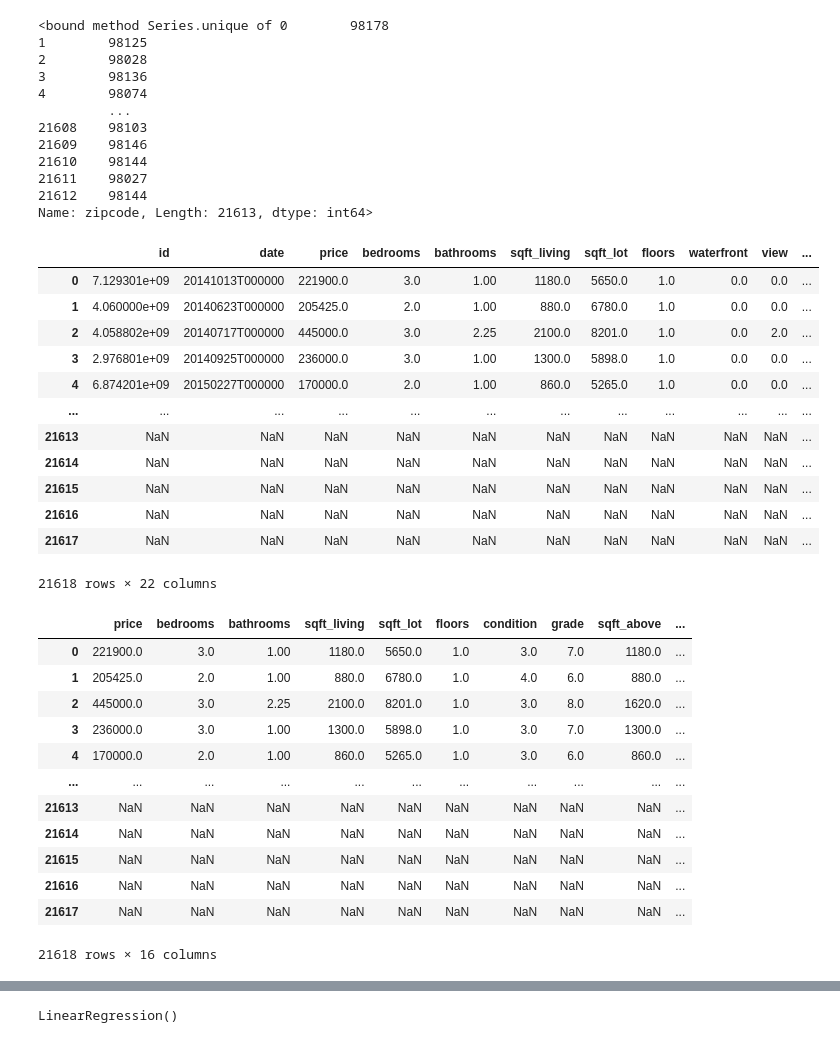
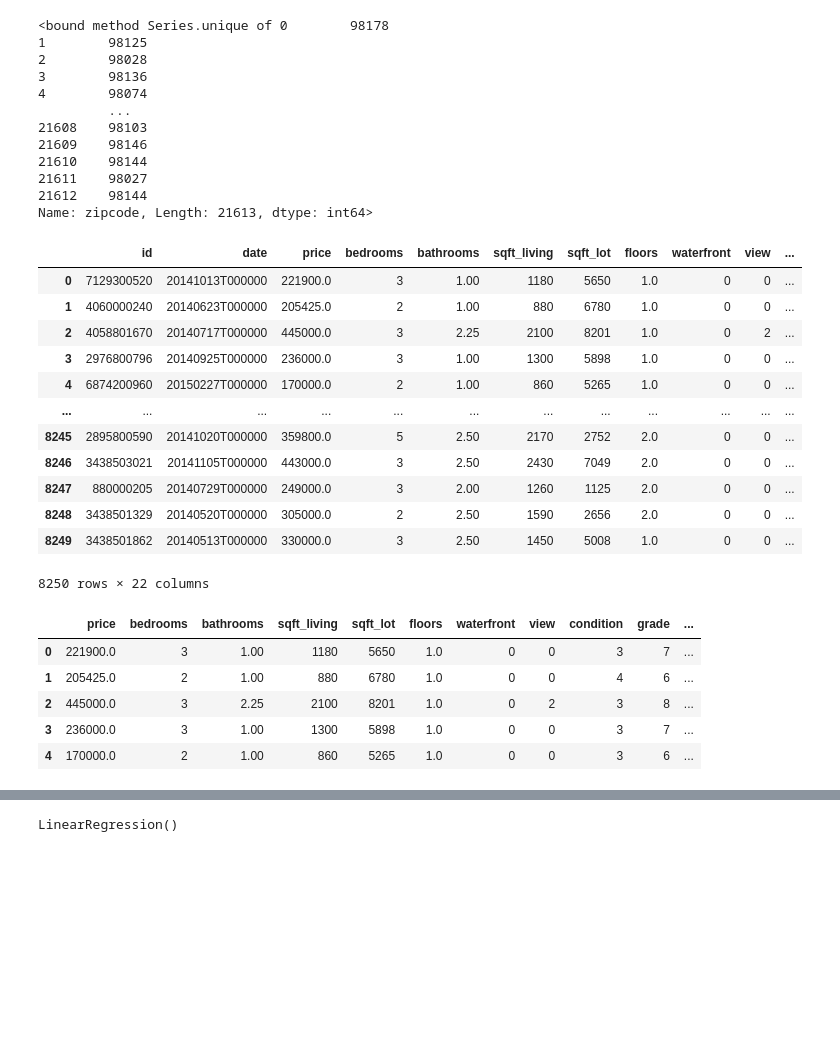
Before and after one commit to eric-blankinshp/Final-Project, a Jupyter notebook: crime_data.ipynb, the cells around one changed output, grey strips where cells are left out. Cells and saved outputs as stored; diff of their text form; code cells hidden in the pictures; blank space fills up the shorter version.

```diff
--- a/crime_data.ipynb
+++ b/crime_data.ipynb
@@ -67,40 +67,33 @@ kc_house_data["zipcode"].unique
 21612    98144
 Name: zipcode, Length: 21613, dtype: int64>
 # %%
-merged_df = pd.merge(kc_house_data, crime_data, on='zipcode', how='outer')
+merged_df = pd.merge(kc_house_data, crime_data, on='zipcode', how='inner')
 # %%
 merged_df
 # %% [output]
 |  | id | date | price | bedrooms | bathrooms | sqft_living | sqft_lot | floors | waterfront | view | ... |
-| 0 | 7.129301e+09 | 20141013T000000 | 221900.0 | 3.0 | 1.00 | 1180.0 | 5650.0 | 1.0 | 0.0 | 0.0 | ... |
-| 1 | 4.060000e+09 | 20140623T000000 | 205425.0 | 2.0 | 1.00 | 880.0 | 6780.0 | 1.0 | 0.0 | 0.0 | ... |
-| 2 | 4.058802e+09 | 20140717T000000 | 445000.0 | 3.0 | 2.25 | 2100.0 | 8201.0 | 1.0 | 0.0 | 2.0 | ... |
-| 3 | 2.976801e+09 | 20140925T000000 | 236000.0 | 3.0 | 1.00 | 1300.0 | 5898.0 | 1.0 | 0.0 | 0.0 | ... |
-| 4 | 6.874201e+09 | 20150227T000000 | 170000.0 | 2.0 | 1.00 | 860.0 | 5265.0 | 1.0 | 0.0 | 0.0 | ... |
+| 0 | 7129300520 | 20141013T000000 | 221900.0 | 3 | 1.00 | 1180 | 5650 | 1.0 | 0 | 0 | ... |
+| 1 | 4060000240 | 20140623T000000 | 205425.0 | 2 | 1.00 | 880 | 6780 | 1.0 | 0 | 0 | ... |
+| 2 | 4058801670 | 20140717T000000 | 445000.0 | 3 | 2.25 | 2100 | 8201 | 1.0 | 0 | 2 | ... |
+| 3 | 2976800796 | 20140925T000000 | 236000.0 | 3 | 1.00 | 1300 | 5898 | 1.0 | 0 | 0 | ... |
+| 4 | 6874200960 | 20150227T000000 | 170000.0 | 2 | 1.00 | 860 | 5265 | 1.0 | 0 | 0 | ... |
 | ... | ... | ... | ... | ... | ... | ... | ... | ... | ... | ... | ... |
-| 21613 | NaN | NaN | NaN | NaN | NaN | NaN | NaN | NaN | NaN | NaN | ... |
-| 21614 | NaN | NaN | NaN | NaN | NaN | NaN | NaN | NaN | NaN | NaN | ... |
-| 21615 | NaN | NaN | NaN | NaN | NaN | NaN | NaN | NaN | NaN | NaN | ... |
-| 21616 | NaN | NaN | NaN | NaN | NaN | NaN | NaN | NaN | NaN | NaN | ... |
-| 21617 | NaN | NaN | NaN | NaN | NaN | NaN | NaN | NaN | NaN | NaN | ... |
+| 8245 | 2895800590 | 20141020T000000 | 359800.0 | 5 | 2.50 | 2170 | 2752 | 2.0 | 0 | 0 | ... |
+| 8246 | 3438503021 | 20141105T000000 | 443000.0 | 3 | 2.50 | 2430 | 7049 | 2.0 | 0 | 0 | ... |
+| 8247 | 880000205 | 20140729T000000 | 249000.0 | 3 | 2.00 | 1260 | 1125 | 2.0 | 0 | 0 | ... |
+| 8248 | 3438501329 | 20140520T000000 | 305000.0 | 2 | 2.50 | 1590 | 2656 | 2.0 | 0 | 0 | ... |
+| 8249 | 3438501862 | 20140513T000000 | 330000.0 | 3 | 2.50 | 1450 | 5008 | 1.0 | 0 | 0 | ... |
-21618 rows × 22 columns
+8250 rows × 22 columns
 # %%
 merged_df.to_csv("merged_df.csv", index=False)
 # %%
-clean_merged_df = merged_df.drop(['id', 'date', 'waterfront', 'view', 'sqft_living15', 'sqft_lot15'], axis=1)
-clean_merged_df
+cleaned_house_data = merged_df.drop(['id', 'date'], axis=1)
+cleaned_house_data.head()
 # %% [output]
-|  | price | bedrooms | bathrooms | sqft_living | sqft_lot | floors | condition | grade | sqft_above | ... |
-| 0 | 221900.0 | 3.0 | 1.00 | 1180.0 | 5650.0 | 1.0 | 3.0 | 7.0 | 1180.0 | ... |
-| 1 | 205425.0 | 2.0 | 1.00 | 880.0 | 6780.0 | 1.0 | 4.0 | 6.0 | 880.0 | ... |
-| 2 | 445000.0 | 3.0 | 2.25 | 2100.0 | 8201.0 | 1.0 | 3.0 | 8.0 | 1620.0 | ... |
-| 3 | 236000.0 | 3.0 | 1.00 | 1300.0 | 5898.0 | 1.0 | 3.0 | 7.0 | 1300.0 | ... |
-| 4 | 170000.0 | 2.0 | 1.00 | 860.0 | 5265.0 | 1.0 | 3.0 | 6.0 | 860.0 | ... |
-| ... | ... | ... | ... | ... | ... | ... | ... | ... | ... | ... |
-| 21613 | NaN | NaN | NaN | NaN | NaN | NaN | NaN | NaN | NaN | ... |
-| 21614 | NaN | NaN | NaN | NaN | NaN | NaN | NaN | NaN | NaN | ... |
-| 21615 | NaN | NaN | NaN | NaN | NaN | NaN | NaN | NaN | NaN | ... |
-| 21616 | NaN | NaN | NaN | NaN | NaN | NaN | NaN | NaN | NaN | ... |
-| 21617 | NaN | NaN | NaN | NaN | NaN | NaN | NaN | NaN | NaN | ... |
+|  | price | bedrooms | bathrooms | sqft_living | sqft_lot | floors | waterfront | view | condition | grade | ... |
+| 0 | 221900.0 | 3 | 1.00 | 1180 | 5650 | 1.0 | 0 | 0 | 3 | 7 | ... |
+| 1 | 205425.0 | 2 | 1.00 | 880 | 6780 | 1.0 | 0 | 0 | 4 | 6 | ... |
+| 2 | 445000.0 | 3 | 2.25 | 2100 | 8201 | 1.0 | 0 | 2 | 3 | 8 | ... |
+| 3 | 236000.0 | 3 | 1.00 | 1300 | 5898 | 1.0 | 0 | 0 | 3 | 7 | ... |
+| 4 | 170000.0 | 2 | 1.00 | 860 | 5265 | 1.0 | 0 | 0 | 3 | 6 | ... |
-21618 rows × 16 columns
 # %%
```
Also changed, not shown: parts of 6 cells of this notebook, 2 other files.
